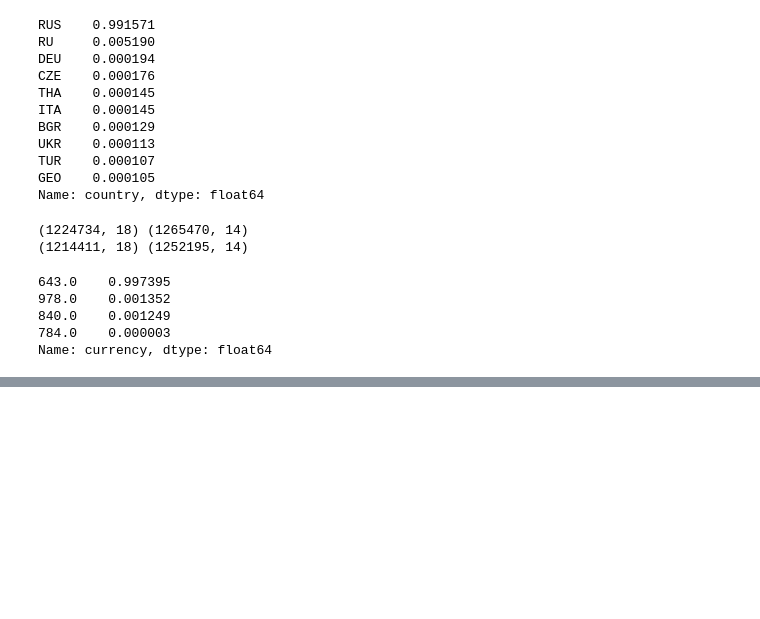
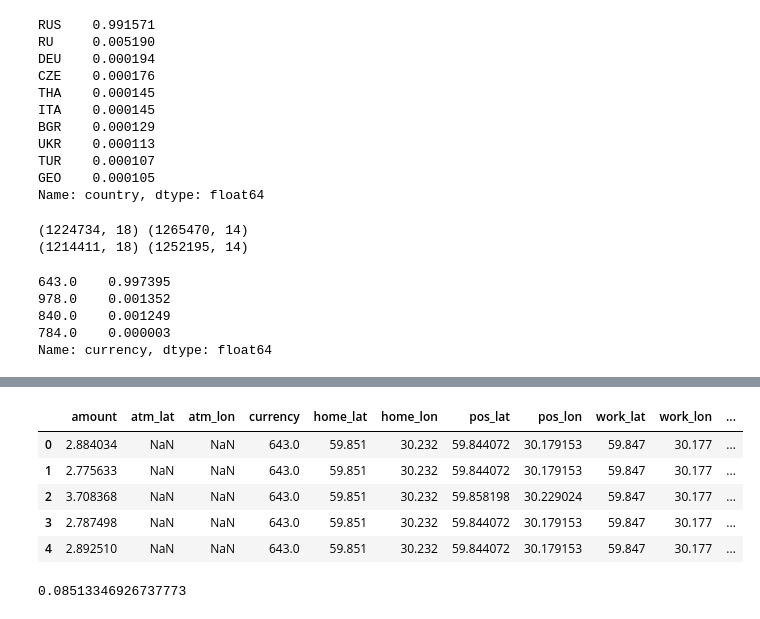
Before and after one commit to vasyarv/raif, a Jupyter notebook: notebooks/1.ipynb, the cells around one changed output, grey strips where cells are left out. Drawn from its saved outputs; the diff is of its cells as text; code cells hidden in the pictures; blank space fills up the shorter version.

```diff
--- a/notebooks/1.ipynb
+++ b/notebooks/1.ipynb
@@ -76,0 +269,17 @@ Name: currency, dtype: float64
+# %%
+# добавим признаки после групбая
+df_gb = df_pos.groupby('customer_id')
+# %%
+coord_stat_df = df_gb[['amount', 'pos_lat', 'pos_lon']].agg(['mean', 'max', 'min'])
+coord_stat_df['transactions_per_user'] = df_gb.agg('size')
+coord_stat_df.columns = ['_'.join(col).strip() for col in coord_stat_df.columns.values]
+coord_stat_df.reset_index(inplace=True)
+# %%
+df_pos = pd.merge(df_pos, coord_stat_df, on='customer_id', how='left')
+# %%
+# разности со средними значениями
+cols = ['pos_lat', 'pos_lon']
+types = ['min', 'max', 'mean']
+for c in cols:
+    for t in types:
+        df_pos['{}_diff_{}'.format(c, t)] = np.abs(df_pos[c] - df_pos['{}_{}'.format(c, t)])
@@ -76,0 +295,14 @@ Name: currency, dtype: float64
+# %%
+drop_cols = ['customer_id', 'terminal_id', 'target_home', 'target_work', 'atm_address',
+             'pos_address', 'work_add_lat', 'work_add_lon', 'home_add_lat', 'home_add_lon',
+             'city', 'type', 'transaction_date']
+drop_cols += ['atm_address', 'atm_address_lat', 'atm_address_lon']
+df_pos.drop(drop_cols, 1, errors='ignore').head()
+# drop_cols = ['pos_address', 'pos_address_lat', 'pos_address_lon']
+# %% [output]
+|  | amount | atm_lat | atm_lon | currency | home_lat | home_lon | pos_lat | pos_lon | work_lat | work_lon | ... |
+| 0 | 2.884034 | NaN | NaN | 643.0 | 59.851 | 30.232 | 59.844072 | 30.179153 | 59.847 | 30.177 | ... |
+| 1 | 2.775633 | NaN | NaN | 643.0 | 59.851 | 30.232 | 59.844072 | 30.179153 | 59.847 | 30.177 | ... |
+| 2 | 3.708368 | NaN | NaN | 643.0 | 59.851 | 30.232 | 59.858198 | 30.229024 | 59.847 | 30.177 | ... |
+| 3 | 2.787498 | NaN | NaN | 643.0 | 59.851 | 30.232 | 59.844072 | 30.179153 | 59.847 | 30.177 | ... |
+| 4 | 2.892510 | NaN | NaN | 643.0 | 59.851 | 30.232 | 59.844072 | 30.179153 | 59.847 | 30.177 | ... |
@@ -76,0 +318,4 @@ Name: currency, dtype: float64
+# %%
+df_pos['target_work'].mean()
+# %% [output]
+0.08513346926737773
```
Also changed, not shown: parts of 47 cells of this notebook.
